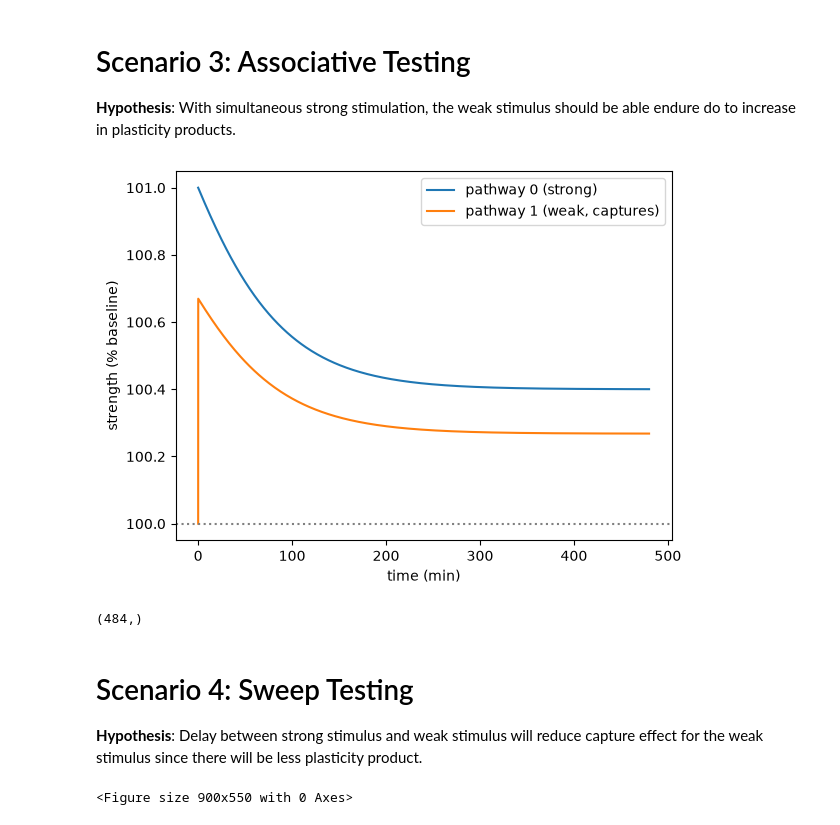
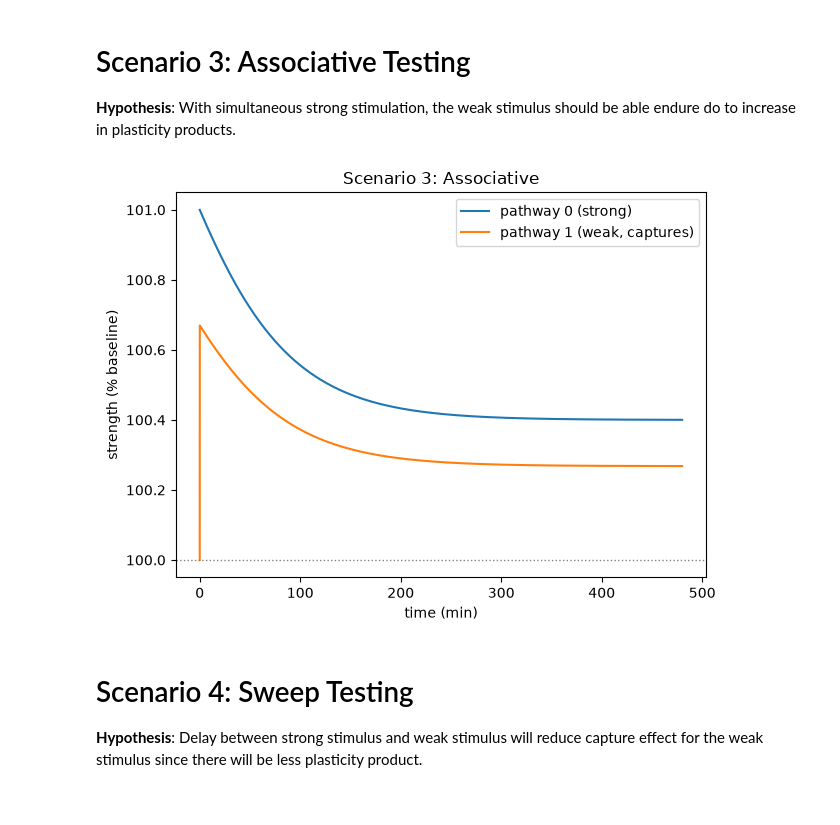
Before and after one commit to AVenkedesh/Long-Term-Potentiation-ODE-Model, a Jupyter notebook: src/validation.ipynb, the cells around one changed output. Cells and saved outputs as stored; diff of their text form; code cells hidden in the pictures.

```diff
--- a/src/validation.ipynb
+++ b/src/validation.ipynb
@@ -91,47 +70,20 @@ dendrite_weak = Dendrite(TAU_T, TAU_E, BETA)
 soma = Soma(TAU_P)
 neuron = Neuron([dendrite_strong, dendrite_weak], soma, S_BASE)
 # %%
-events = [{
-    "time": 0,
-    "type": "strong",
-    "i": 0,
-    "s": S_TAG,
-    "e": S_EARLY,
-    "P": S_PRODUCT
-}, {
-    "time": 0,
-    "type": "weak",
-    "i": 1,
-    "s": W_TAG,
-    "e": W_EARLY,
-    "P": S_PRODUCT
-}
+events = [
+    strong_event(0, 0, S_TAG, S_EARLY, S_PRODUCT),
+    weak_event(0, 1, W_TAG, W_EARLY),
 ]
 
-t,y = neuron.run(events, 480)
-(s0,s1) = neuron.strengths(y)
+t, y = neuron.run(events, 480)
+(s0, s1) = neuron.strengths(y)
-# %%
-plt.plot(t, s0, label="pathway 0 (strong)")
-plt.plot(t, s1, label="pathway 1 (weak, captures)")
-plt.axhline(S_BASE, color="grey", ls=":")
-plt.xlabel("time (min)"); plt.ylabel("strength (% baseline)")
-plt.legend(); plt.show()
-# %% [output]
-[figure, removed]
-# %%
-s0.shape
-# %% [output]
-(484,)
+# %%
+plot_strengths(t, [s0, s1], ["pathway 0 (strong)", "pathway 1 (weak, captures)"], S_BASE, title="Scenario 3: Associative")
+# %% [output]
+[figure, added]
 # %% [markdown]
 # Scenario 4: Sweep Testing
 
 **Hypothesis**: Delay between strong stimulus and weak stimulus will reduce capture effect for the weak stimulus since there will be less plasticity product.
 # %%
 delays = [0, 30, 60, 90, 120, 180, 240, 360]
-results = []
-
-plt.figure(figsize=(9, 5.5))
-cmap = plt.cm.viridis
-strong_plotted = False
-# %% [output]
-<Figure size 900x550 with 0 Axes>
```
Also changed, not shown: parts of 9 cells of this notebook.
